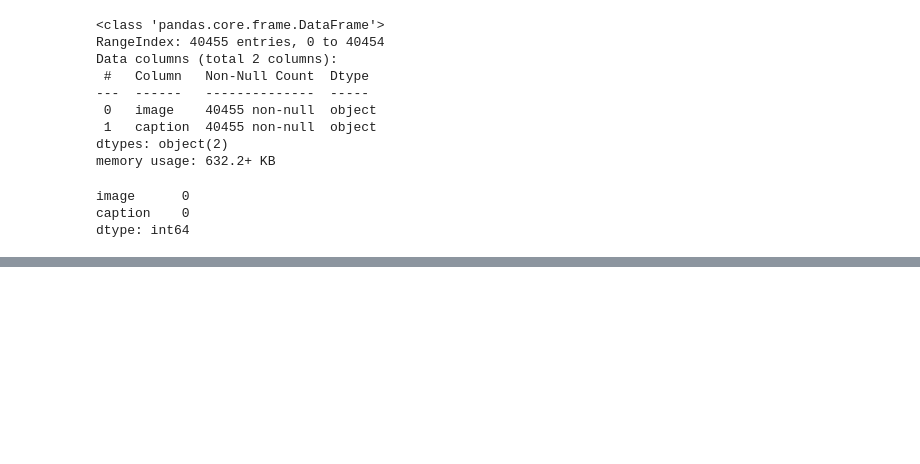
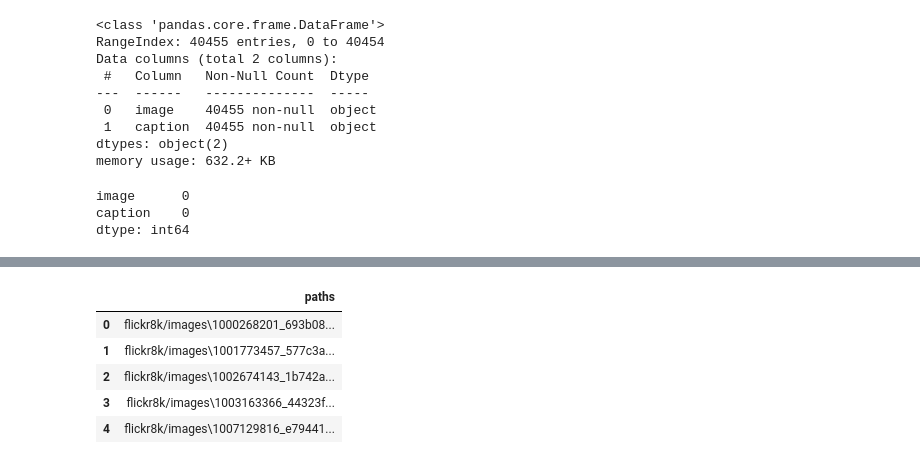
Before and after one commit to ananyachattoraj/capstone, a Jupyter notebook: EDA.ipynb, the cells around one changed output, grey strips where cells are left out. Saved outputs shown, nothing was run; the diff lists cells and outputs as text; code cells hidden in the pictures; blank space fills up the shorter version.

```diff
--- a/EDA.ipynb
+++ b/EDA.ipynb
@@ -59,0 +109,10 @@ Thankfully, this is already a relatively clean caption set.
+# %%
+ipathsdf = pd.DataFrame({'paths':imagefiles})
+ipathsdf.head()
+# %% [output]
+|  | paths |
+| 0 | flickr8k/images\1000268201_693b08... |
+| 1 | flickr8k/images\1001773457_577c3a... |
+| 2 | flickr8k/images\1002674143_1b742a... |
+| 3 | flickr8k/images\1003163366_44323f... |
+| 4 | flickr8k/images\1007129816_e79441... |
```
Also changed, not shown: parts of 16 cells of this notebook, 2 other files.
